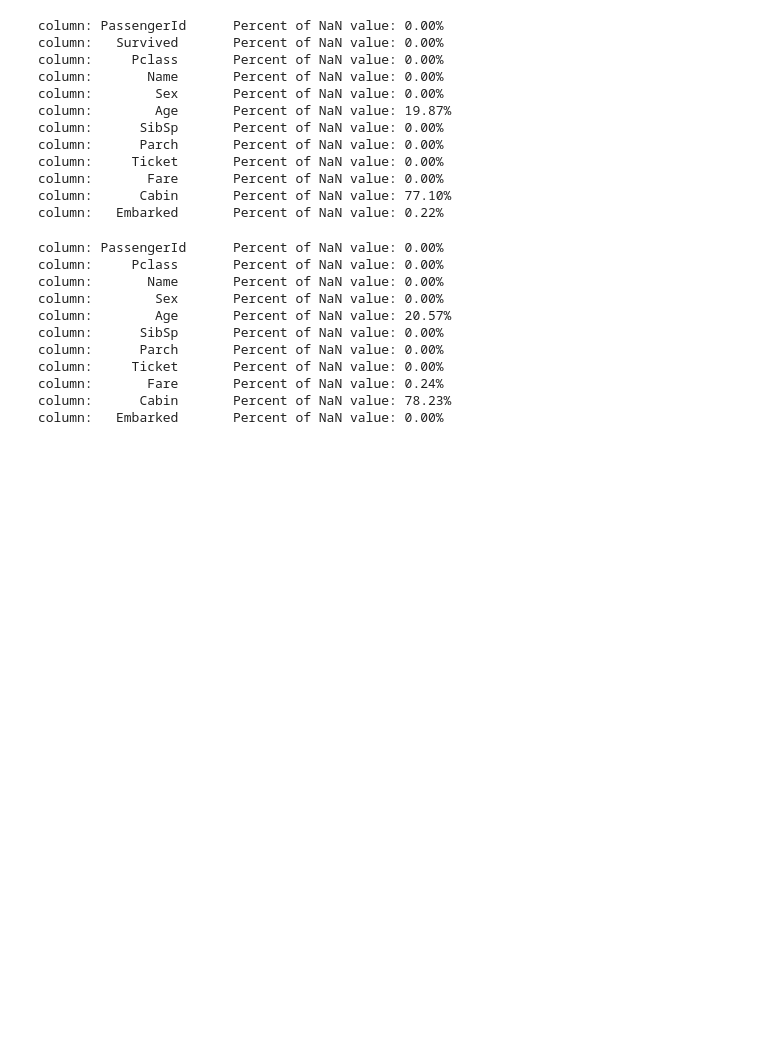
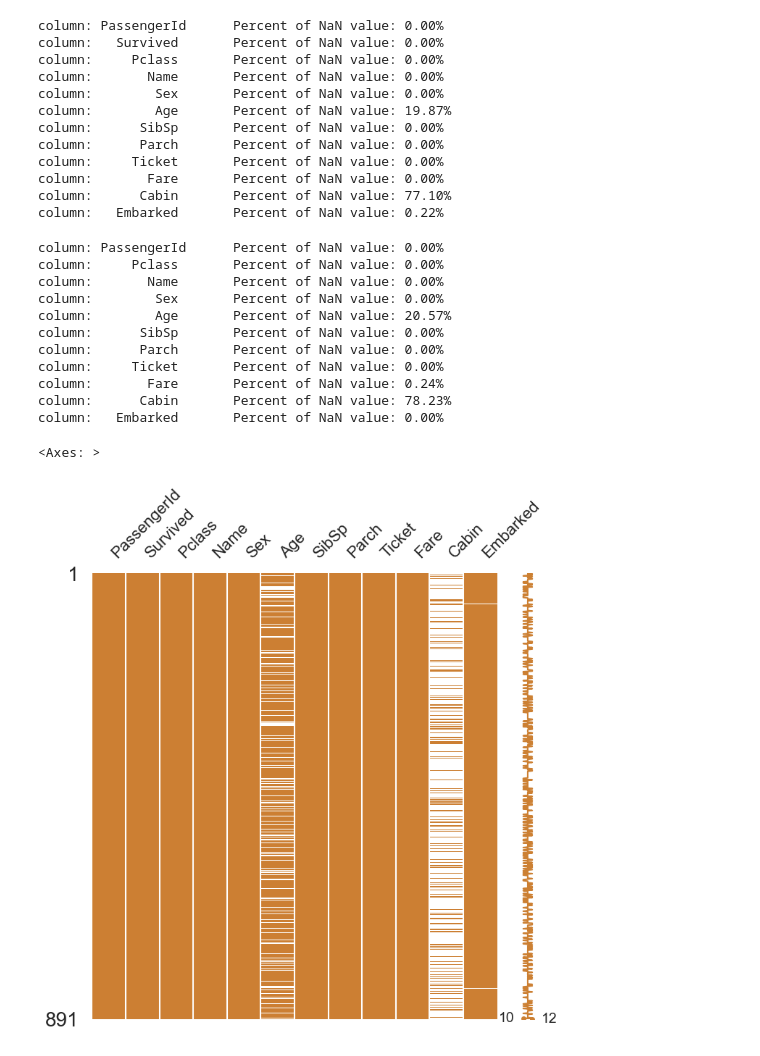
Before and after one commit to greedypelican/git-kaggle, a Jupyter notebook: Titanic/Titanic.ipynb, the cells around one changed output. Saved outputs shown, nothing was run; the diff lists cells and outputs as text; code cells hidden in the pictures; blank space fills up the shorter version.

```diff
--- a/Titanic/Titanic.ipynb
+++ b/Titanic/Titanic.ipynb
@@ -14,8 +14,8 @@ warnings.filterwarnings('ignore')
 
 %matplotlib inline
 # %%
-df_train = pd.read_csv('/Users/jhr/workspace/git/git-kaggle/Titanic - Machine Learning from Disaster/train.csv')
-df_test = pd.read_csv('/Users/jhr/workspace/git/git-kaggle/Titanic - Machine Learning from Disaster/test.csv')
+df_train = pd.read_csv('/Users/jhr/workspace/git/git-kaggle/Titanic/train.csv')
+df_test = pd.read_csv('/Users/jhr/workspace/git/git-kaggle/Titanic/test.csv')
 df_train.head()
 # %% [output]
 |  | PassengerId | Survived | Pclass | Name | Sex | Age | SibSp | Parch | Ticket | Fare | ... |
@@ -69,3 +69,8 @@ column:     Ticket       Percent of NaN value: 0.00%
 column:       Fare       Percent of NaN value: 0.24%
 column:      Cabin       Percent of NaN value: 78.23%
 column:   Embarked       Percent of NaN value: 0.00%
+# %%
+msno.matrix(df=df_train.iloc[:, :], figsize=(8, 8), color=(0.8, 0.5, 0.2))
+# %% [output]
+<Axes: >
+[figure, added]
```
